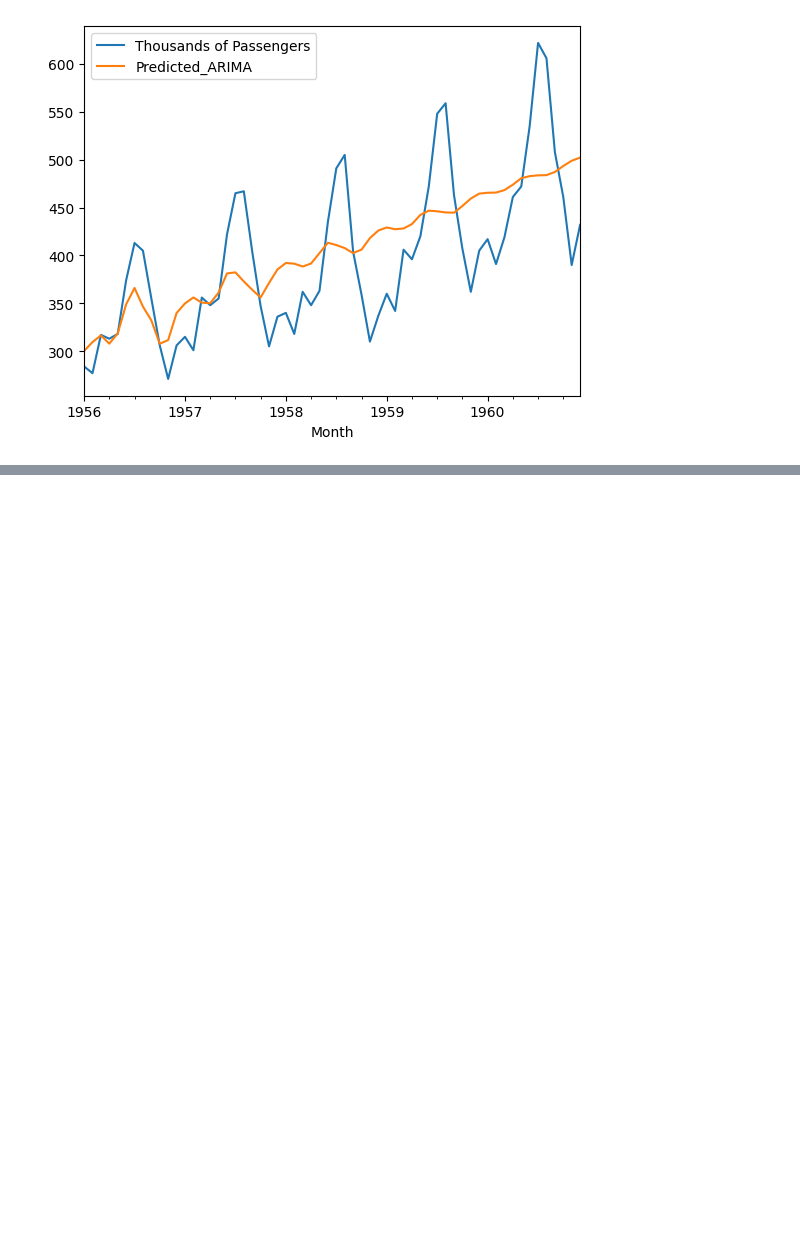
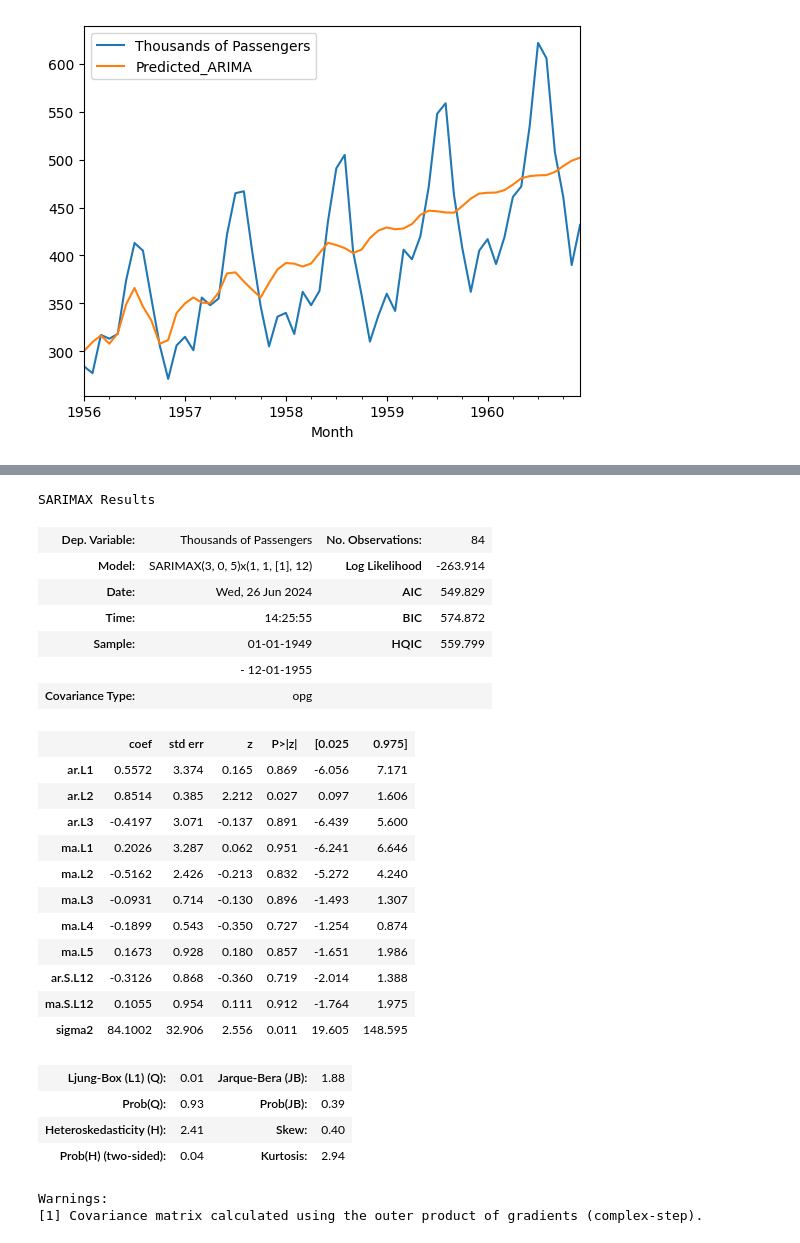
Before and after one commit to Madushani-Weerasekara/TimeSeriesData-Analysis, a Jupyter notebook: ARIMA_Model.ipynb, the cells around one changed output, grey strips where cells are left out. Saved outputs shown, nothing was run; the diff lists cells and outputs as text; code cells hidden in the pictures; blank space fills up the shorter version.

Commit message:
SARIMAX Model train

```diff
--- a/ARIMA_Model.ipynb
+++ b/ARIMA_Model.ipynb
@@ -443,0 +472,34 @@ test_data[['Thousands of Passengers', 'Predicted_ARIMA']].plot()
+# %%
+from statsmodels.tsa.statespace.sarimax import SARIMAX
+Model_SARIMAX = SARIMAX(train_data['Thousands of Passengers'], order=(3,0,5), seasonal_order=(1,1,1,12))
+# %%
+Model_SARIMAX_fit = Model_SARIMAX.fit()
+# %%
+Model_SARIMAX_fit.summary()
+# %% [output]
+SARIMAX Results
+| Dep. Variable: | Thousands of Passengers | No. Observations: | 84 |
+| Model: | SARIMAX(3, 0, 5)x(1, 1, [1], 12) | Log Likelihood | -263.914 |
+| Date: | Wed, 26 Jun 2024 | AIC | 549.829 |
+| Time: | 14:25:55 | BIC | 574.872 |
+| Sample: | 01-01-1949 | HQIC | 559.799 |
+|  | - 12-01-1955 |  |  |
+| Covariance Type: | opg |  |  |
+|  | coef | std err | z | P>|z| | [0.025 | 0.975] |
+| ar.L1 | 0.5572 | 3.374 | 0.165 | 0.869 | -6.056 | 7.171 |
+| ar.L2 | 0.8514 | 0.385 | 2.212 | 0.027 | 0.097 | 1.606 |
+| ar.L3 | -0.4197 | 3.071 | -0.137 | 0.891 | -6.439 | 5.600 |
+| ma.L1 | 0.2026 | 3.287 | 0.062 | 0.951 | -6.241 | 6.646 |
+| ma.L2 | -0.5162 | 2.426 | -0.213 | 0.832 | -5.272 | 4.240 |
+| ma.L3 | -0.0931 | 0.714 | -0.130 | 0.896 | -1.493 | 1.307 |
+| ma.L4 | -0.1899 | 0.543 | -0.350 | 0.727 | -1.254 | 0.874 |
+| ma.L5 | 0.1673 | 0.928 | 0.180 | 0.857 | -1.651 | 1.986 |
+| ar.S.L12 | -0.3126 | 0.868 | -0.360 | 0.719 | -2.014 | 1.388 |
+| ma.S.L12 | 0.1055 | 0.954 | 0.111 | 0.912 | -1.764 | 1.975 |
+| sigma2 | 84.1002 | 32.906 | 2.556 | 0.011 | 19.605 | 148.595 |
+| Ljung-Box (L1) (Q): | 0.01 | Jarque-Bera (JB): | 1.88 |
+| Prob(Q): | 0.93 | Prob(JB): | 0.39 |
+| Heteroskedasticity (H): | 2.41 | Skew: | 0.40 |
+| Prob(H) (two-sided): | 0.04 | Kurtosis: | 2.94 |
+Warnings:
+[1] Covariance matrix calculated using the outer product of gradients (complex-step).
```
Also changed, not shown: parts of 5 cells of this notebook.
